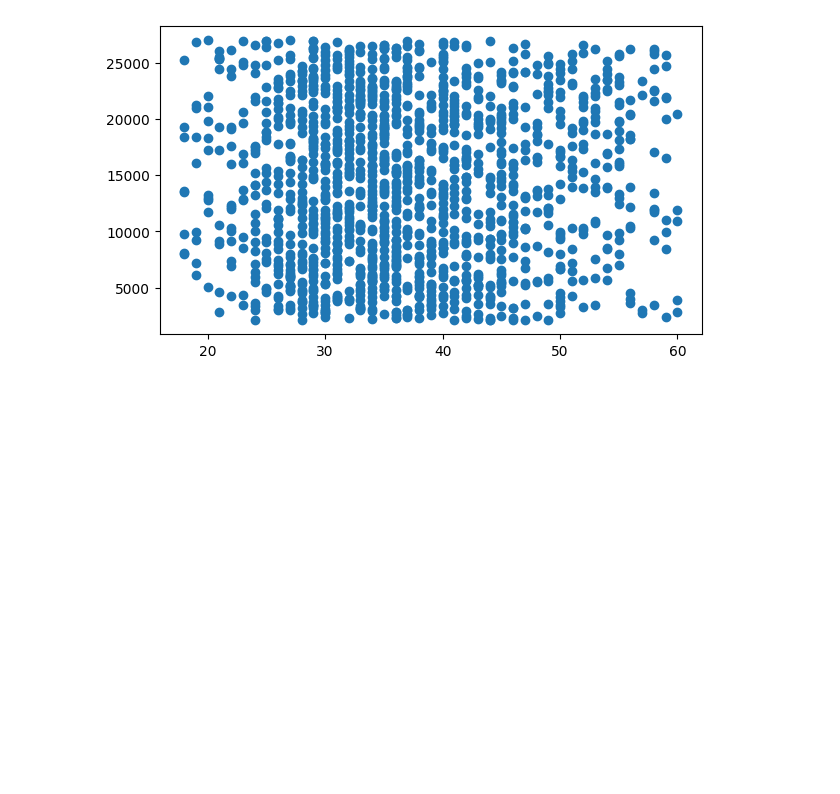
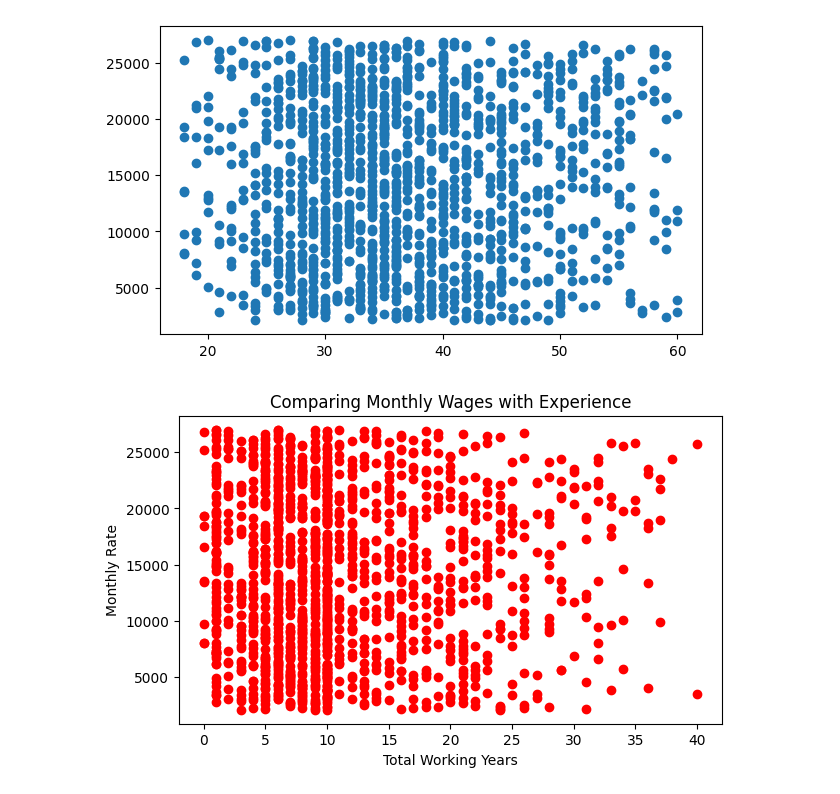
Before and after one commit to pps-github22/Data-Visualization, a Jupyter notebook: Learning1/Scatter_Plot.ipynb, the cells around one changed output. Drawn from its saved outputs; the diff is of its cells as text; code cells hidden in the pictures; blank space fills up the shorter version.

Commit message:
Scatter final

```diff
--- a/Learning1/Scatter_Plot.ipynb
+++ b/Learning1/Scatter_Plot.ipynb
@@ -56,3 +56,15 @@ plt.scatter(data['Age'],
 plt.show()
 # %% [output]
 [figure]
+# %%
+plt.scatter( data['TotalWorkingYears'],
+            data['MonthlyRate'],
+            color = 'red')
+
+# labelling
+plt.ylabel('Monthly Rate')
+plt.xlabel('Total Working Years')
+plt.title('Comparing Monthly Wages with Experience')
+plt.show()
+# %% [output]
+[figure, added]
```
Also changed, not shown: parts of 2 cells of this notebook.
